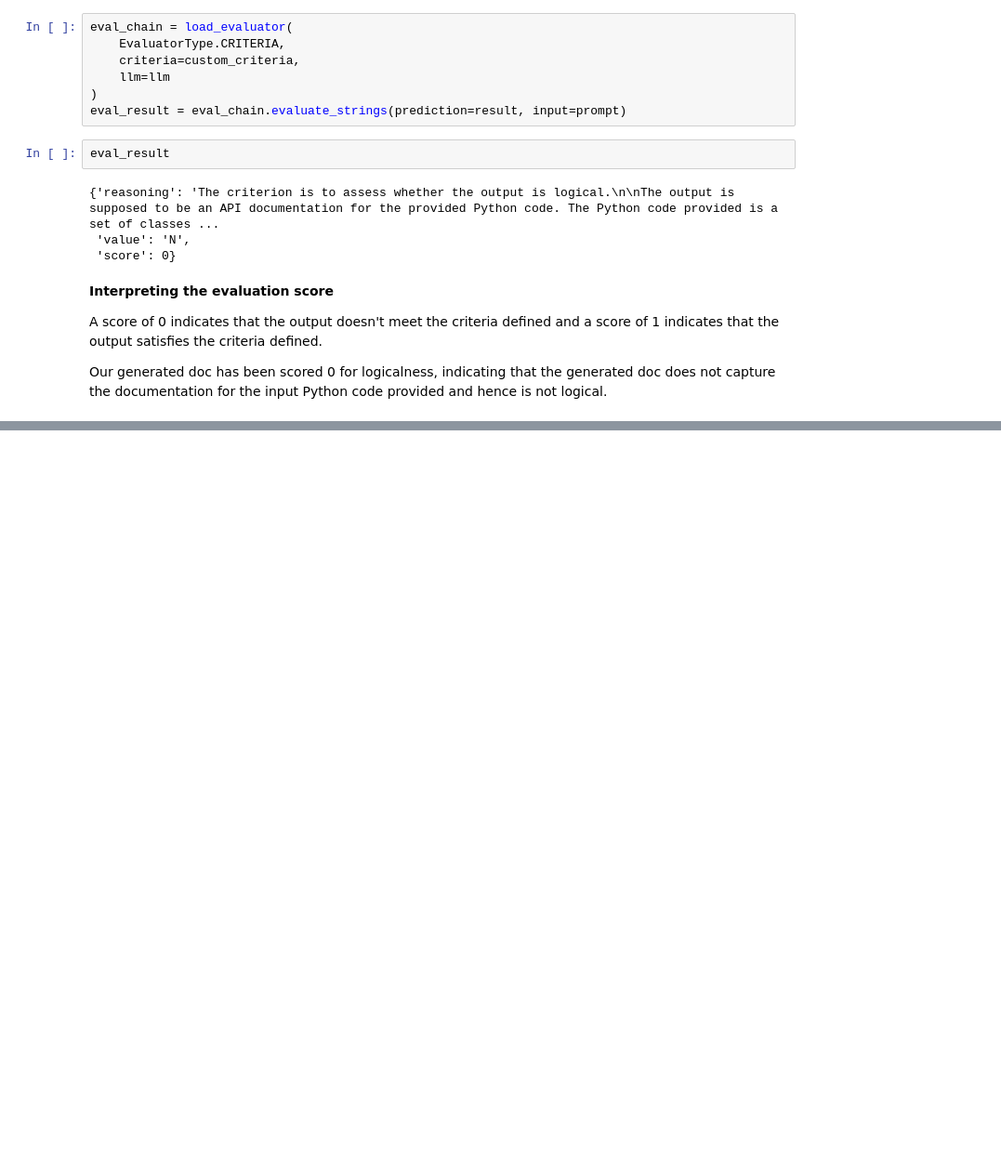
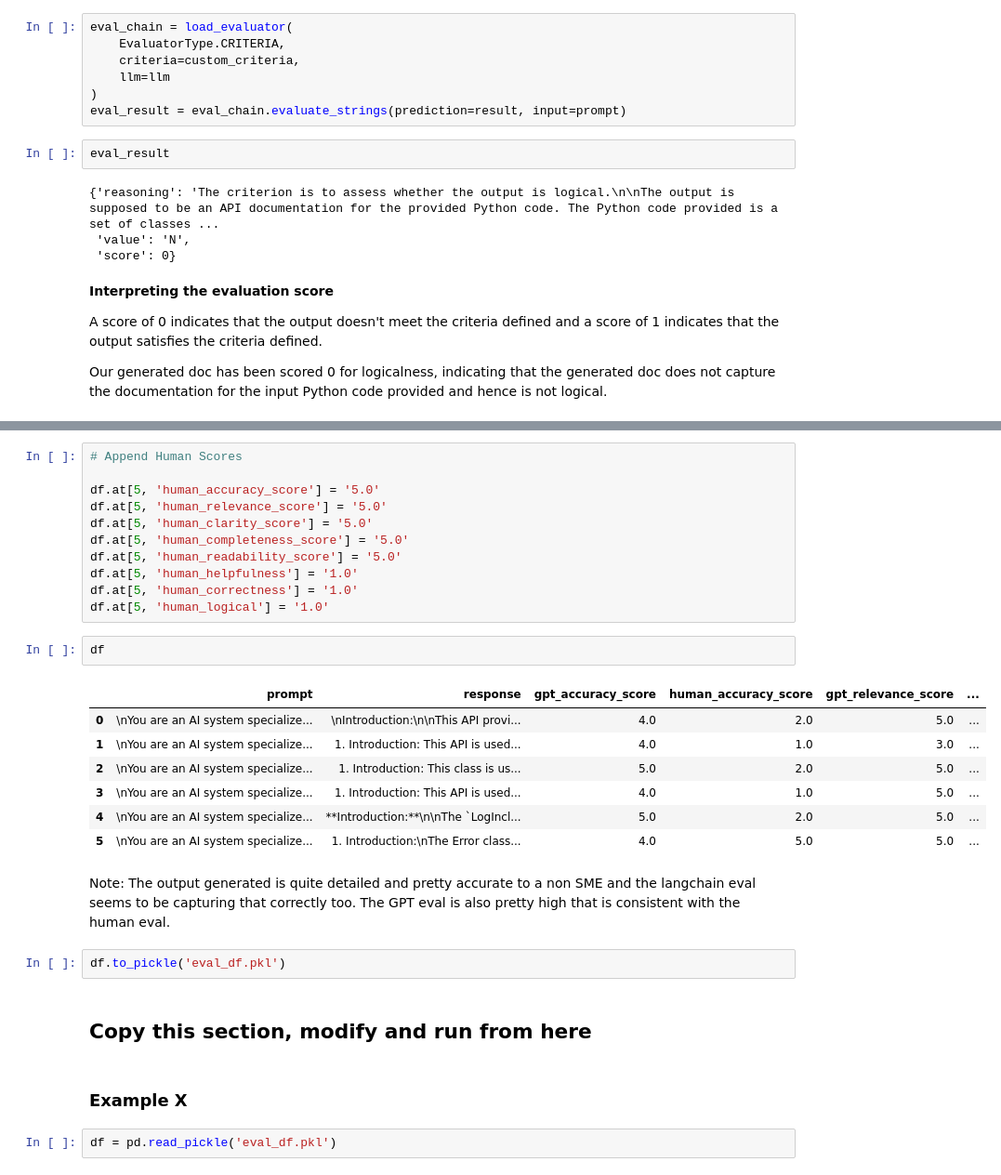
Before and after one commit to redhat-et/api-docs-generation, a Jupyter notebook: notebooks/evaluation/evaluation_metrics.ipynb, the cells around one changed output, grey strips where cells are left out. Shown: that part at 93% size. Cells and saved outputs as stored; diff of their text form; blank space fills up the shorter version.

```diff
--- a/notebooks/evaluation/evaluation_metrics.ipynb
+++ b/notebooks/evaluation/evaluation_metrics.ipynb
@@ -308,0 +1095,31 @@ Our generated doc has been scored 0 for logicalness, indicating that the generat
+# %%
+# Append Human Scores
+
+df.at[5, 'human_accuracy_score'] = '5.0'
+df.at[5, 'human_relevance_score'] = '5.0'
+df.at[5, 'human_clarity_score'] = '5.0'
+df.at[5, 'human_completeness_score'] = '5.0'
+df.at[5, 'human_readability_score'] = '5.0'
+df.at[5, 'human_helpfulness'] = '1.0'
+df.at[5, 'human_correctness'] = '1.0'
+df.at[5, 'human_logical'] = '1.0'
+# %%
+df
+# %% [output]
+|  | prompt | response | gpt_accuracy_score | human_accuracy_score | gpt_relevance_score | ... |
+| 0 | \nYou are an AI system specialize... | \nIntroduction:\n\nThis API provi... | 4.0 | 2.0 | 5.0 | ... |
+| 1 | \nYou are an AI system specialize... | 1. Introduction: This API is used... | 4.0 | 1.0 | 3.0 | ... |
+| 2 | \nYou are an AI system specialize... | 1. Introduction: This class is us... | 5.0 | 2.0 | 5.0 | ... |
+| 3 | \nYou are an AI system specialize... | 1. Introduction: This API is used... | 4.0 | 1.0 | 5.0 | ... |
+| 4 | \nYou are an AI system specialize... | **Introduction:**\n\nThe `LogIncl... | 5.0 | 2.0 | 5.0 | ... |
+| 5 | \nYou are an AI system specialize... | 1. Introduction:\nThe Error class... | 4.0 | 5.0 | 5.0 | ... |
+# %% [markdown]
+Note: The output generated is quite detailed and pretty accurate to a non SME and the langchain eval seems to be capturing that correctly too. The GPT eval is also pretty high that is consistent with the human eval.
+# %%
+df.to_pickle('eval_df.pkl')
+# %% [markdown]
+## Copy this section, modify and run from here
+# %% [markdown]
+### Example X
+# %%
+df = pd.read_pickle('eval_df.pkl')
```
Also changed, not shown: parts of 89 cells of this notebook, 4 other files.
